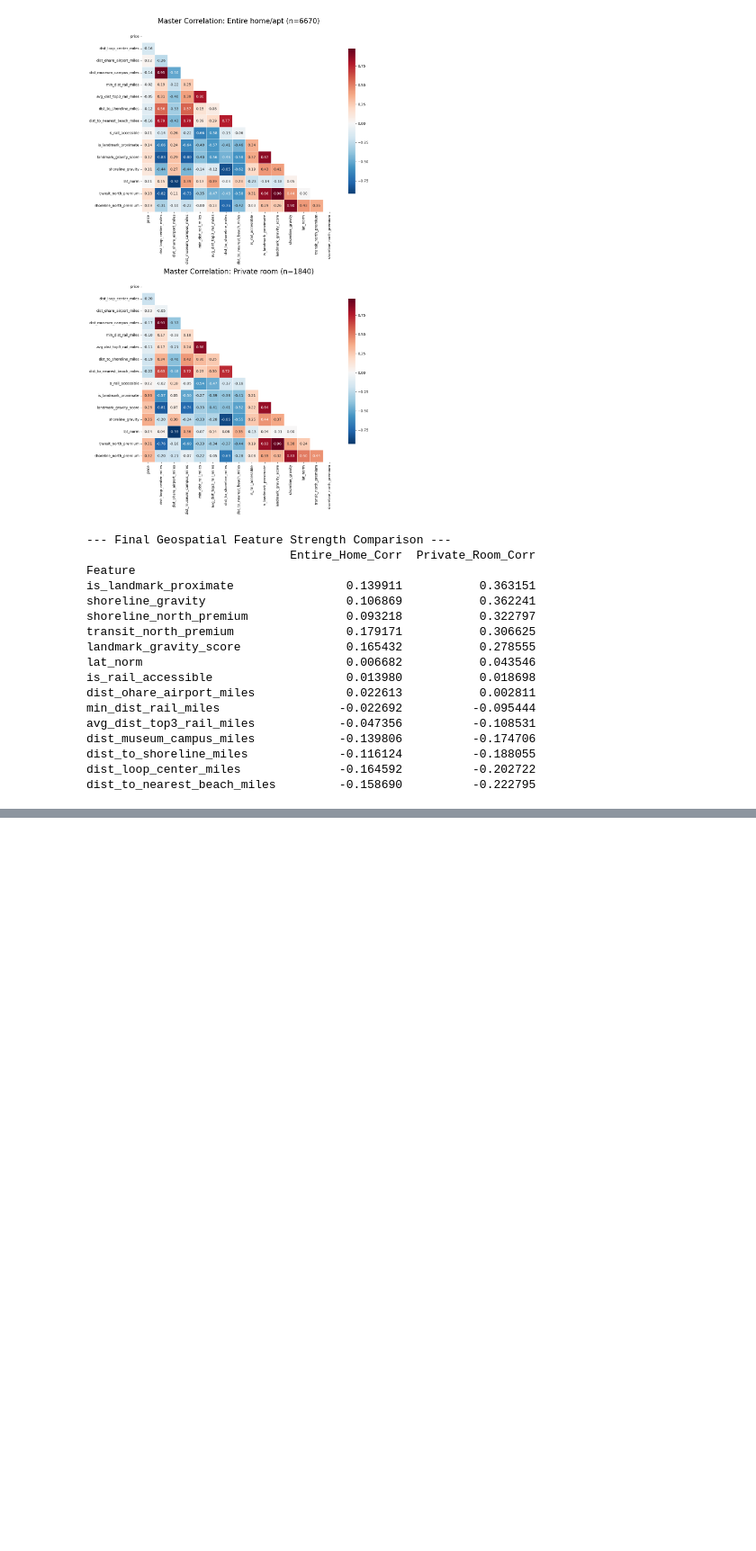
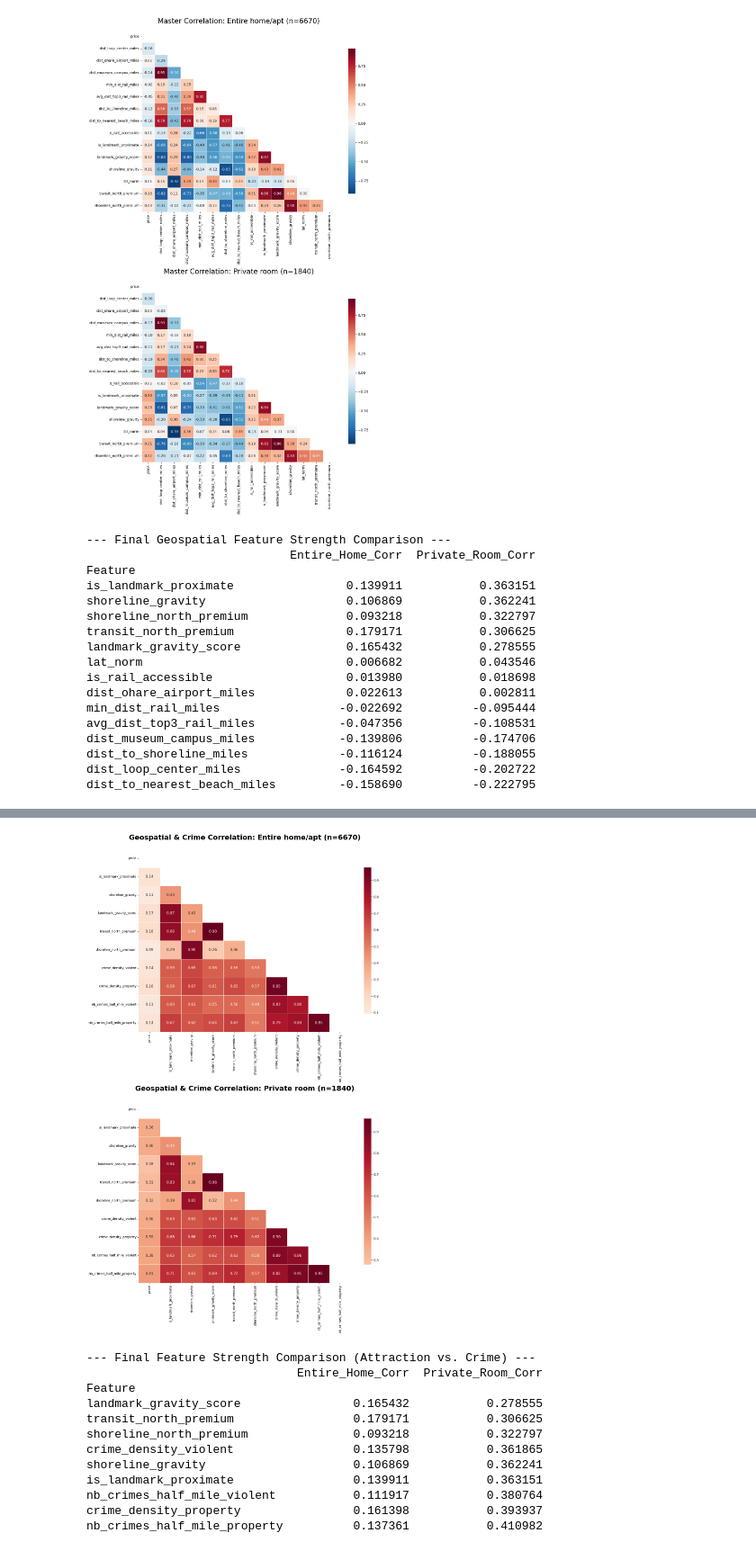
Before and after one commit to RyanChenJung/Airbnb-Renting-Optimizer, a Jupyter notebook: notebooks/ryan/Geospatial_Engineering_v2.ipynb, the cells around one changed output, grey strips where cells are left out. Shown at 90% size. Drawn from its saved outputs; the diff is of its cells as text; code cells hidden in the pictures; blank space fills up the shorter version.

Commit message:
GeoSpatial v3. Adding crime data

```diff
--- a/notebooks/Geospatial_Engineering_v2.ipynb
+++ b/notebooks/ryan/Geospatial_Engineering_v2.ipynb
@@ -11,11 +11,11 @@ from shapely.geometry import Point, LineString
 from scipy.spatial import cKDTree
 
 # 1. Path Configuration
-DATA_RAW_DIR = "../data_raw"
-DATA_PROCESSED_DIR = "../data_processed"
-LISTINGS_PATH = os.path.join(DATA_DIR, "listings.csv")
-NEIGHBORHOODS_PATH = os.path.join(DATA_DIR, "neighbourhoods.geojson")
-METRA_SHP_PATH = os.path.join(DATA_DIR, "Metra_Stations/MetraStations.shp")
+DATA_RAW_DIR = "../../data_raw"
+DATA_PROCESSED_DIR = "../../data_processed"
+LISTINGS_PATH = os.path.join(DATA_RAW_DIR, "listings.csv")
+NEIGHBORHOODS_PATH = os.path.join(DATA_RAW_DIR, "neighbourhoods.geojson")
+METRA_SHP_PATH = os.path.join(DATA_RAW_DIR, "Metra_Stations/MetraStations.shp")
 
 # 2. Load and Project Data
 print("--- Loading Datasets ---")
@@ -703,0 +888,66 @@ dist_to_nearest_beach_miles         -0.158690          -0.222795
+# %%
+### 1. Update Master List to include Crime Features
+# We include both Neighborhood-level (Environment) and Listing-level (Immediate proximity)
+master_feature_list = [
+    'price',
+    # Attraction Features (Existing)
+    'is_landmark_proximate', 'shoreline_gravity', 'landmark_gravity_score',
+    'transit_north_premium', 'shoreline_north_premium',
+    # Crime Features - Neighborhood Density (General Atmosphere)
+    'crime_density_violent', 'crime_density_property',
+    # Crime Features - Half-Mile Radius (Immediate Safety)
+    'nb_crimes_half_mile_violent', 'nb_crimes_half_mile_property'
+]
+
+### 2. Plotting (Heatmaps) - Analyzing the Signal Strength
+import seaborn as sns
+import matplotlib.pyplot as plt
+
+fig, axes = plt.subplots(2, 1, figsize=(14, 22))
+room_types = ['Entire home/apt', 'Private room']
+
+for i, r_type in enumerate(room_types):
+    subset = listings_cleaned[listings_cleaned['room_type'] == r_type]
+
+    # Calculate Correlation Matrix
+    corr_matrix = subset[master_feature_list].corr()
+
+    # Create Mask for the upper triangle
+    mask = np.triu(np.ones_like(corr_matrix, dtype=bool))
+
+    # Plotting
+    sns.heatmap(corr_matrix, mask=mask, annot=True, cmap='RdBu_r', center=0,
+                fmt=".2f", linewidths=0.5, ax=axes[i], annot_kws={"size": 11},
+                cbar_kws={"shrink": .8})
+
+    axes[i].set_title(f"Geospatial & Crime Correlation: {r_type} (n={len(subset)})",
+                      fontsize=22, weight='bold', pad=30)
+
+plt.tight_layout()
+plt.show()
+
+### 3. Crime Signal Comparison Table
+comparison_data = {
+    'Feature': master_feature_list[1:],
+    'Entire_Home_Corr': [listings_cleaned[listings_cleaned['room_type'] == 'Entire home/apt'][[f, 'price']].corr().iloc[0,1] for f in master_feature_list[1:]],
+    'Private_Room_Corr': [listings_cleaned[listings_cleaned['room_type'] == 'Private room'][[f, 'price']].corr().iloc[0,1] for f in master_feature_list[1:]]
+}
+
+summary_df = pd.DataFrame(comparison_data).set_index('Feature')
+
+print("--- Final Feature Strength Comparison (Attraction vs. Crime) ---")
+print(summary_df.sort_values(by='Private_Room_Corr', ascending=True)) # Sorted by strongest negative signal
+# %% [output]
+[figure, added]
+--- Final Feature Strength Comparison (Attraction vs. Crime) ---
+                              Entire_Home_Corr  Private_Room_Corr
+Feature
+landmark_gravity_score                0.165432           0.278555
+transit_north_premium                 0.179171           0.306625
+shoreline_north_premium               0.093218           0.322797
+crime_density_violent                 0.135798           0.361865
+shoreline_gravity                     0.106869           0.362241
+is_landmark_proximate                 0.139911           0.363151
+nb_crimes_half_mile_violent           0.111917           0.380764
+crime_density_property                0.161398           0.393937
+nb_crimes_half_mile_property          0.137361           0.410982
```
Also changed, not shown: parts of 25 cells of this notebook, 5 other files.
